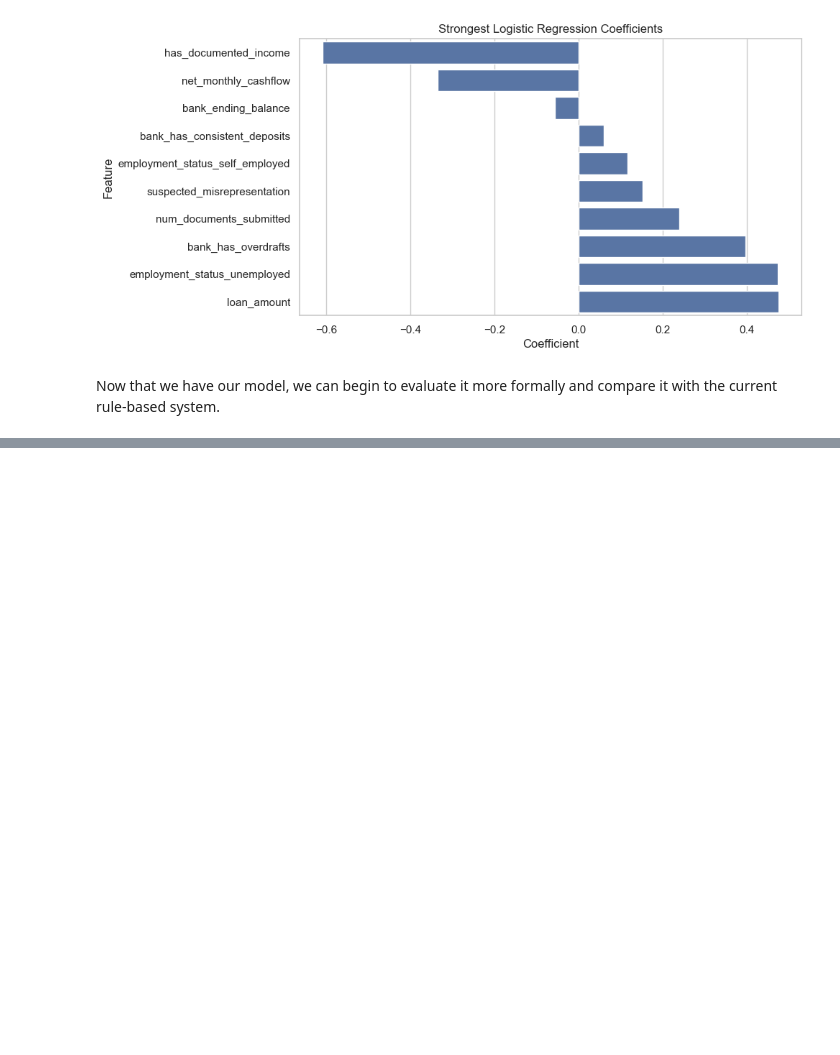
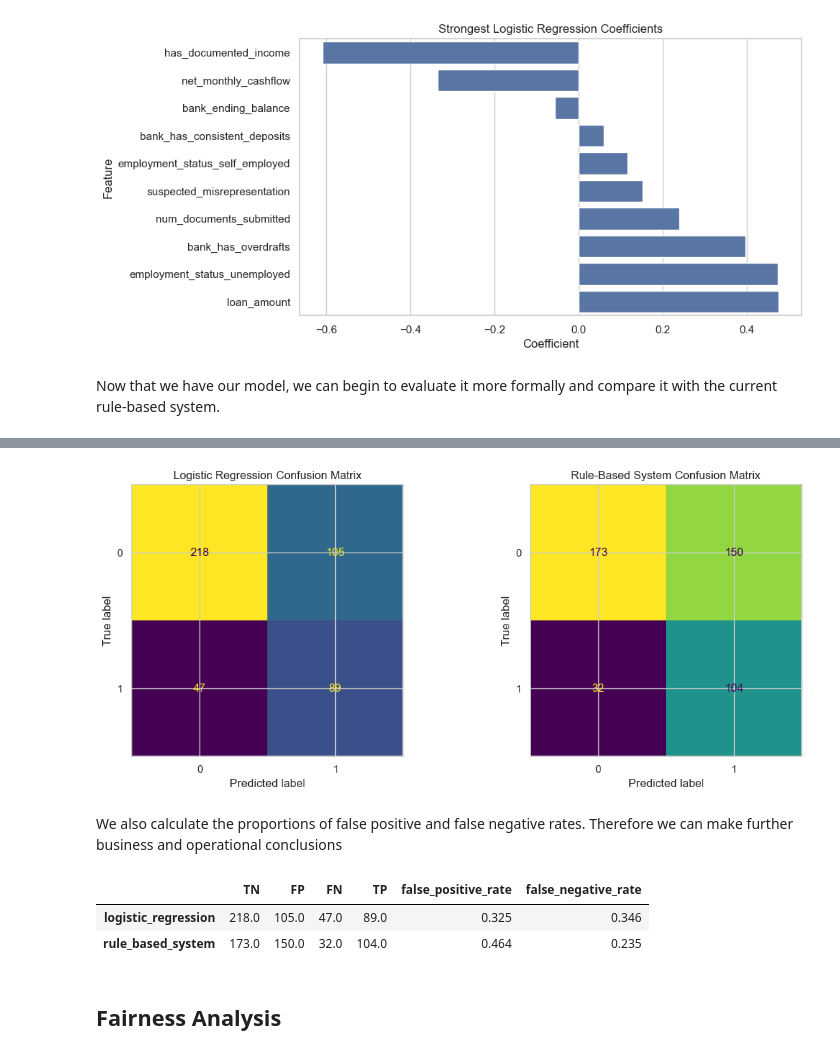
Before and after one commit to manavV245/loan-default-predictor, a Jupyter notebook: notebooks/ML_take_home.ipynb, the cells around one changed output, grey strips where cells are left out. Drawn from its saved outputs; the diff is of its cells as text; code cells hidden in the pictures; blank space fills up the shorter version.

```diff
--- a/notebooks/ML_take_home.ipynb
+++ b/notebooks/ML_take_home.ipynb
@@ -550,0 +580,20 @@ Now that we have our model, we can begin to evaluate it more formally and compar
+# %%
+eval_df = resolved_df.loc[y_test.index].copy()
+
+eval_df["model_score"] = test_pred_proba
+eval_df["model_pred"] = (eval_df["model_score"] >= 0.5).astype(int)
+
+eval_df["baseline_score"] = 100 - eval_df["rule_based_score"]
+eval_df["baseline_pred"] = eval_df["rule_based_decision"].isin(
+    ["flagged_for_review", "denied"]
+).astype(int)
+
+display(eval_df[[
+    "actual_outcome",
+    "target_default",
+    "model_score",
+    "model_pred",
+    "rule_based_score",
+    "rule_based_decision",
+    "baseline_pred"
+]].head())
@@ -550,0 +645,49 @@ Now that we have our model, we can begin to evaluate it more formally and compar
+# %%
+fig, axes = plt.subplots(1, 2, figsize=(12, 5))
+
+ConfusionMatrixDisplay.from_predictions(
+    y_test,
+    eval_df["model_pred"],
+    ax=axes[0],
+    colorbar=False
+)
+axes[0].set_title("Logistic Regression Confusion Matrix")
+
+ConfusionMatrixDisplay.from_predictions(
+    y_test,
+    eval_df["baseline_pred"],
+    ax=axes[1],
+    colorbar=False
+)
+axes[1].set_title("Rule-Based System Confusion Matrix")
+
+plt.tight_layout()
+plt.show()
+# %% [output]
+[figure, added]
+# %% [markdown]
+We also calculate the proportions of false positive and false negative rates. Therefore we can make further business and operational conclusions
+# %%
+def error_breakdown(y_true, y_pred):
+    tn, fp, fn, tp = confusion_matrix(y_true, y_pred).ravel()
+    return pd.Series({
+        "TN": tn,
+        "FP": fp,
+        "FN": fn,
+        "TP": tp,
+        "false_positive_rate": fp / (fp + tn),
+        "false_negative_rate": fn / (fn + tp)
+    })
+
+error_df = pd.DataFrame({
+    "logistic_regression": error_breakdown(y_test, eval_df["model_pred"]),
+    "rule_based_system": error_breakdown(y_test, eval_df["baseline_pred"])
+}).T.round(3)
+
+display(error_df)
+# %% [output]
+|  | TN | FP | FN | TP | false_positive_rate | false_negative_rate |
+| logistic_regression | 218.0 | 105.0 | 47.0 | 89.0 | 0.325 | 0.346 |
+| rule_based_system | 173.0 | 150.0 | 32.0 | 104.0 | 0.464 | 0.235 |
+# %% [markdown]
+## Fairness Analysis
```
Also changed, not shown: parts of 19 cells of this notebook.
